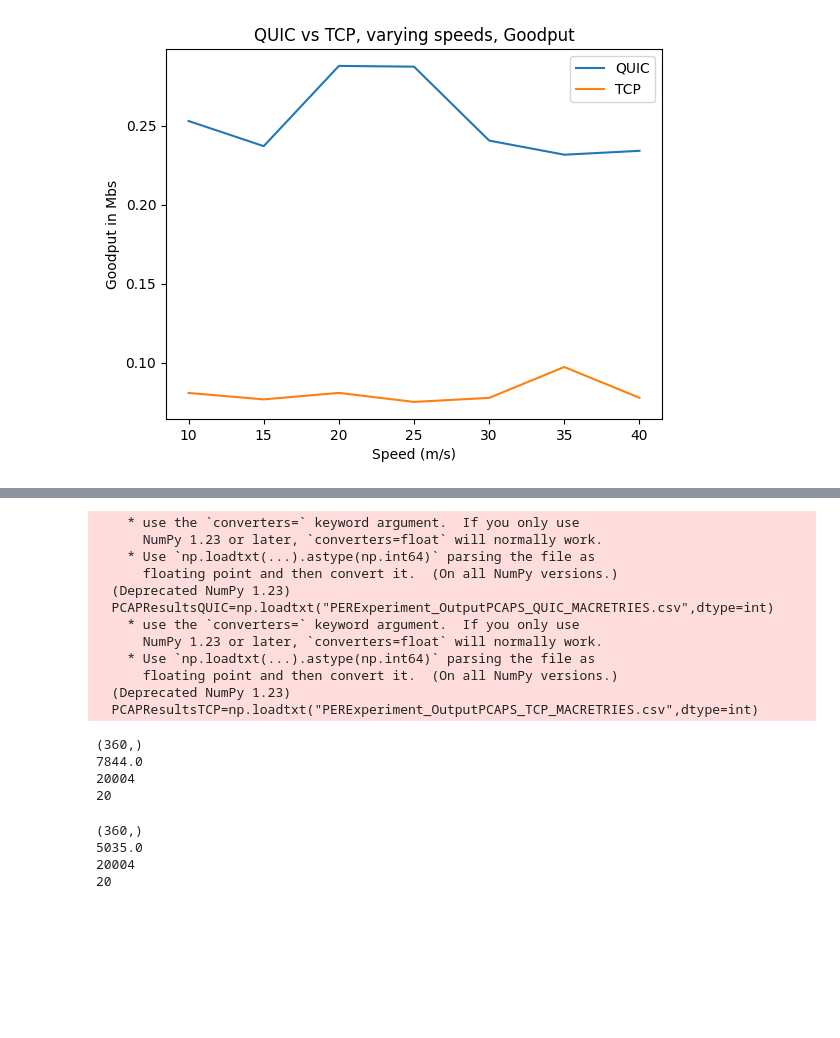
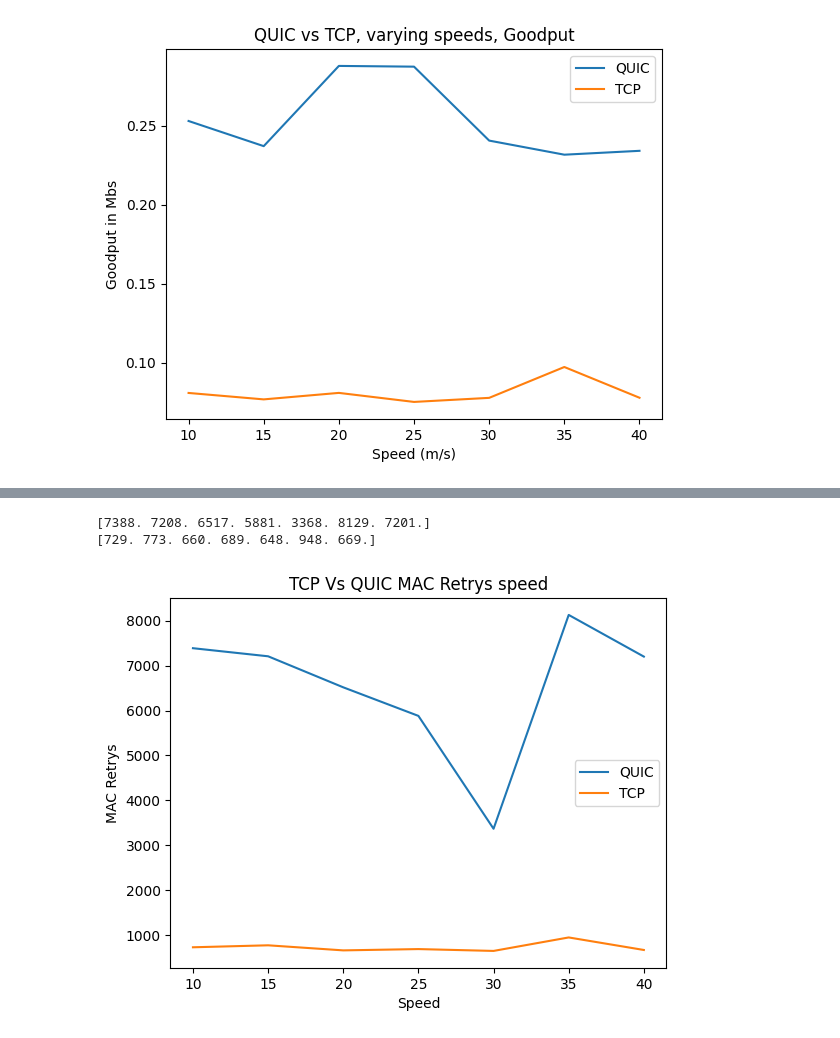
Before and after one commit to TimothyMarchant/EE6750_Goodputscript, a Jupyter notebook: PythonSrc/QUICVsTCPPlotterNotebook.ipynb, the cells around one changed output, grey strips where cells are left out. Cells and saved outputs as stored; diff of their text form; code cells hidden in the pictures; blank space fills up the shorter version.

Commit message:
Got correct CSV files now.  Working on making plots now.

```diff
--- a/PythonSrc/QUICVsTCPPlotterNotebook.ipynb
+++ b/PythonSrc/QUICVsTCPPlotterNotebook.ipynb
@@ -446,37 +507,28 @@ Median results
 # %%
-PCAPResultsQUIC=np.loadtxt("PERExperiment_OutputPCAPS_QUIC_MACRETRIES.csv",dtype=int)
-PCAPResultsTCP=np.loadtxt("PERExperiment_OutputPCAPS_TCP_MACRETRIES.csv",dtype=int)
+QUICAverageArr=np.zeros(shape=(len(QUICSpeedFiles)))
+TCPAverageArr=np.zeros(shape=(len(TCPSpeedFiles)))
+
+SpeedList=[10,15,20,25,30,35,40]
+index=0
+for i in QUICSpeedFiles:
+    temp=np.loadtxt(QUICMAC+i,dtype=float).astype(int)
+    QUICAverageArr[index]=np.median(temp).astype(int)
+    index=index+1
+index=0
+for i in TCPSpeedFiles:
+    temp2=np.loadtxt(TCPMAC+i,dtype=float).astype(int)
+    TCPAverageArr[index]=np.median(temp2).astype(int)
+    index=index+1
+print(QUICAverageArr)
+print(TCPAverageArr)
+plt.plot(SpeedList,QUICAverageArr,label="QUIC")
+plt.plot(SpeedList,TCPAverageArr,label="TCP")
+plt.legend()
+plt.xlabel("Speed")
+plt.ylabel("MAC Retrys")
+plt.title("TCP Vs QUIC MAC Retrys speed")
+plt.show()
 # %% [output]
-    * use the `converters=` keyword argument.  If you only use
-      NumPy 1.23 or later, `converters=float` will normally work.
-    * Use `np.loadtxt(...).astype(np.int64)` parsing the file as
-      floating point and then convert it.  (On all NumPy versions.)
-  (Deprecated NumPy 1.23)
-  PCAPResultsQUIC=np.loadtxt("PERExperiment_OutputPCAPS_QUIC_MACRETRIES.csv",dtype=int)
-    * use the `converters=` keyword argument.  If you only use
-      NumPy 1.23 or later, `converters=float` will normally work.
-    * Use `np.loadtxt(...).astype(np.int64)` parsing the file as
-      floating point and then convert it.  (On all NumPy versions.)
-  (Deprecated NumPy 1.23)
-  PCAPResultsTCP=np.loadtxt("PERExperiment_OutputPCAPS_TCP_MACRETRIES.csv",dtype=int)
+[7388. 7208. 6517. 5881. 3368. 8129. 7201.]
+[729. 773. 660. 689. 648. 948. 669.]
+[figure, added]
-# %%
-print(np.shape(PCAPResultsQUIC))
-print(np.median(PCAPResultsQUIC))
-print(np.max(PCAPResultsQUIC))
-print(np.min(PCAPResultsQUIC))
-# %% [output]
-(360,)
-7844.0
-20004
-20
-# %%
-print(np.shape(PCAPResultsTCP))
-
-print(np.median(PCAPResultsTCP))
-print(np.max(PCAPResultsTCP))
-print(np.min(PCAPResultsTCP))
-# %% [output]
-(360,)
-5035.0
-20004
-20
```
Also changed, not shown: parts of 1 cell of this notebook, 1 other file.
